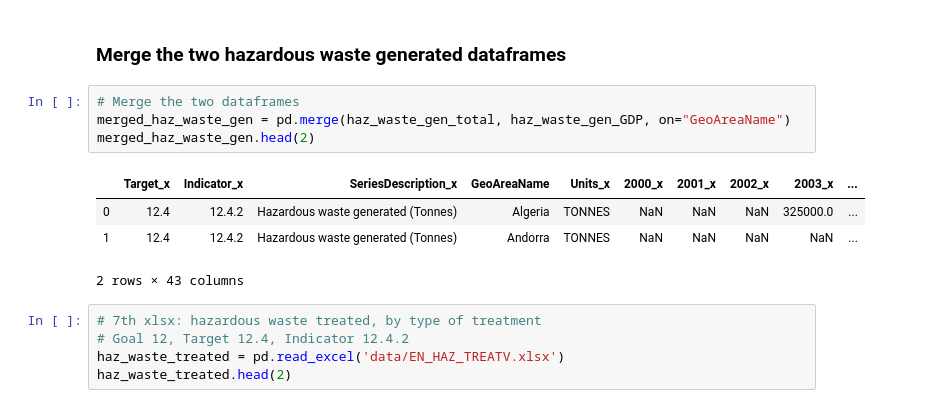
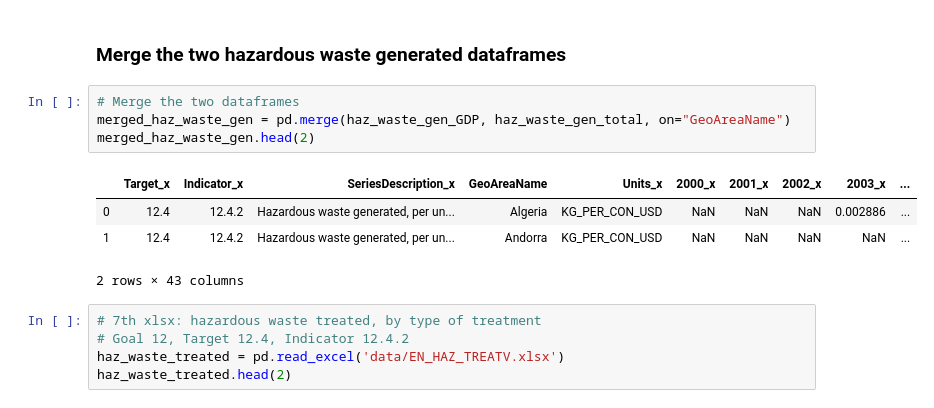
Before and after one commit to mvongjesda/UN_Sustainable_Development_Goals_Sustainability, a Jupyter notebook: resources/Sustainability_Analysis.ipynb, the cells around one changed output. Saved outputs shown, nothing was run; the diff lists cells and outputs as text.

```diff
--- a/resources/Sustainability_Analysis.ipynb
+++ b/resources/Sustainability_Analysis.ipynb
@@ -196,12 +202,12 @@ haz_waste_gen_total.head(2)
 ### Merge the two hazardous waste generated dataframes
 # %%
 # Merge the two dataframes
-merged_haz_waste_gen = pd.merge(haz_waste_gen_total, haz_waste_gen_GDP, on="GeoAreaName")
+merged_haz_waste_gen = pd.merge(haz_waste_gen_GDP, haz_waste_gen_total, on="GeoAreaName")
 merged_haz_waste_gen.head(2)
 # %% [output]
 |  | Target_x | Indicator_x | SeriesDescription_x | GeoAreaName | Units_x | 2000_x | 2001_x | 2002_x | 2003_x | ... |
-| 0 | 12.4 | 12.4.2 | Hazardous waste generated (Tonnes) | Algeria | TONNES | NaN | NaN | NaN | 325000.0 | ... |
-| 1 | 12.4 | 12.4.2 | Hazardous waste generated (Tonnes) | Andorra | TONNES | NaN | NaN | NaN | NaN | ... |
+| 0 | 12.4 | 12.4.2 | Hazardous waste generated, per un... | Algeria | KG_PER_CON_USD | NaN | NaN | NaN | 0.002886 | ... |
+| 1 | 12.4 | 12.4.2 | Hazardous waste generated, per un... | Andorra | KG_PER_CON_USD | NaN | NaN | NaN | NaN | ... |
 2 rows × 43 columns
 # %%
 # 7th xlsx: hazardous waste treated, by type of treatment
```
Also changed, not shown: parts of 12 cells of this notebook.
